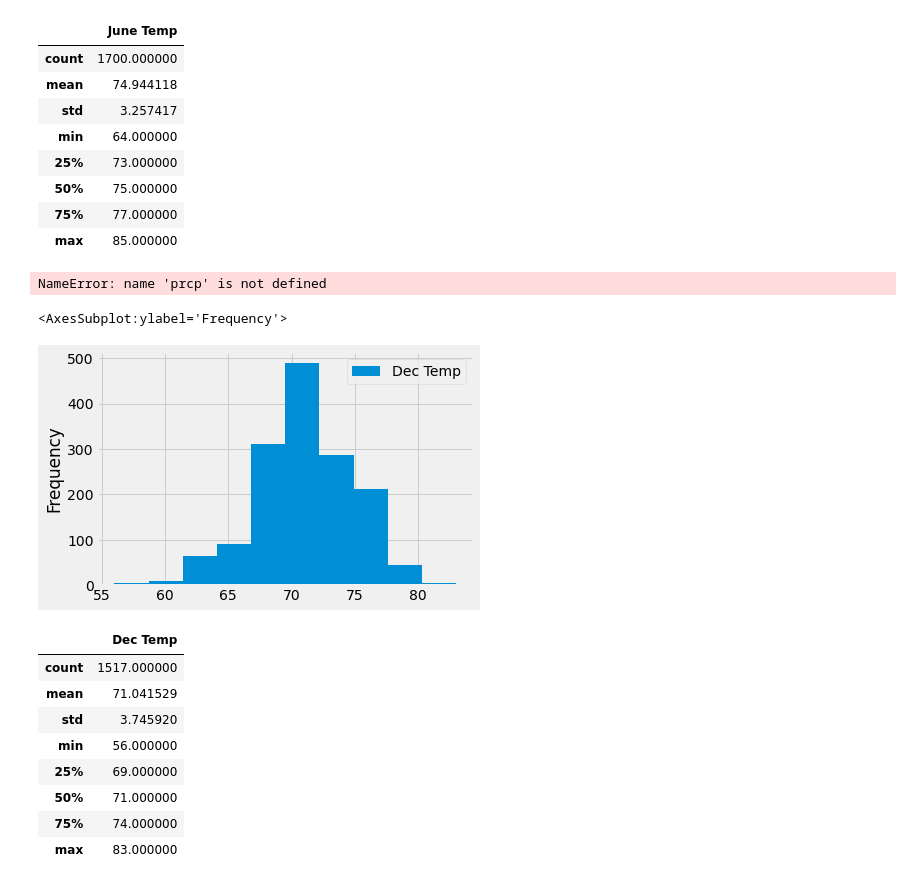
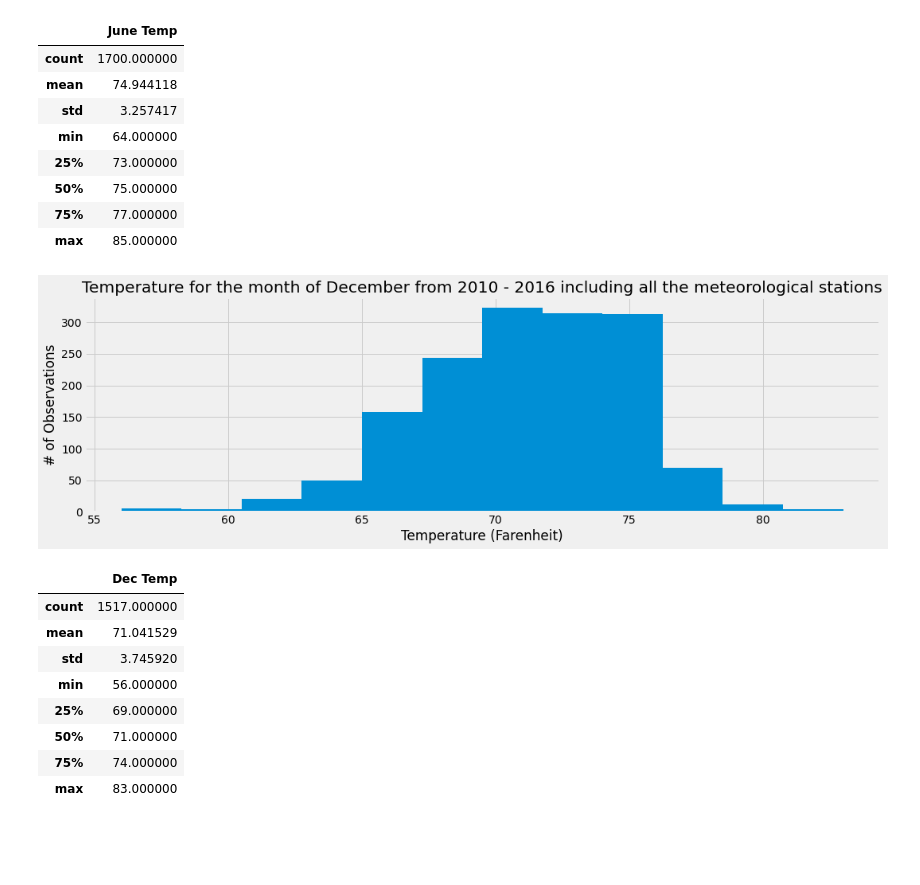
Before and after one commit to NataliaVelasquez18/Weather-analysis-with-SQLAlchemy-and-SQLite, a Jupyter notebook: climate_analysis.ipynb, the cells around one changed output. Cells and saved outputs as stored; diff of their text form; code cells hidden in the pictures; blank space fills up the shorter version.

```diff
--- a/climate_analysis.ipynb
+++ b/climate_analysis.ipynb
@@ -229,31 +234,21 @@ df.describe()
 | 75% | 77.000000 |
 | max | 85.000000 |
 # %%
-#Temperatures for June.
-results = session.query(Measurement).filter(Measurement.prcp)
+#Temperatures for December.
+results = session.query(Measurement).filter(extract('month',Measurement.date) == 12)
 
 # Convert the June temperatures to a list.
-results_list = [prcp.prcp for precip in results]
+results_list = [temp.tobs for temp in results]
 
 # DataFrame from the list of temperatures for June.
-df = pd.DataFrame(results_list, columns=['June Precipitation'])
-
-df.plot.hist()
+df = pd.DataFrame(results_list, columns=['Dec Temp'])
+df.plot.hist(bins=12, figsize=(15,5), legend=None)
+plt.xlabel("Temperature (Farenheit)")
+plt.ylabel("# of Observations")
+plt.title("Temperature for the month of December from 2010 - 2016 including all the meteorological stations")
+plt.tight_layout()
 # %% [output]
-NameError: name 'prcp' is not defined
+[figure, added]
-# %%
-#Temperatures for December.
-results = session.query(Measurement).filter(extract('month',Measurement.date) == 12)
-
-# Convert the June temperatures to a list.
-results_list = [temp.tobs for temp in results]
-
-# DataFrame from the list of temperatures for June.
-df = pd.DataFrame(results_list, columns=['Dec Temp'])
-df.plot.hist()
-# %% [output]
-<AxesSubplot:ylabel='Frequency'>
-[figure, removed]
 # %%
 # Summary statistics for the December temperature
 df.describe()
```
Also changed, not shown: parts of 2 cells of this notebook, 4 other files.
